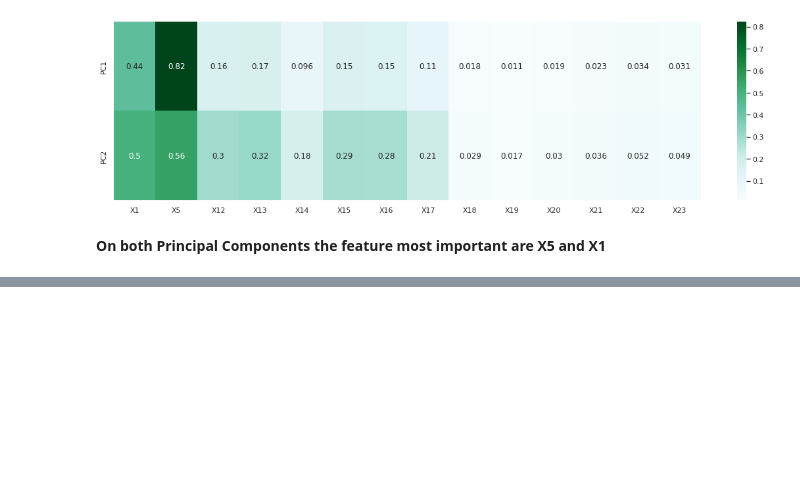
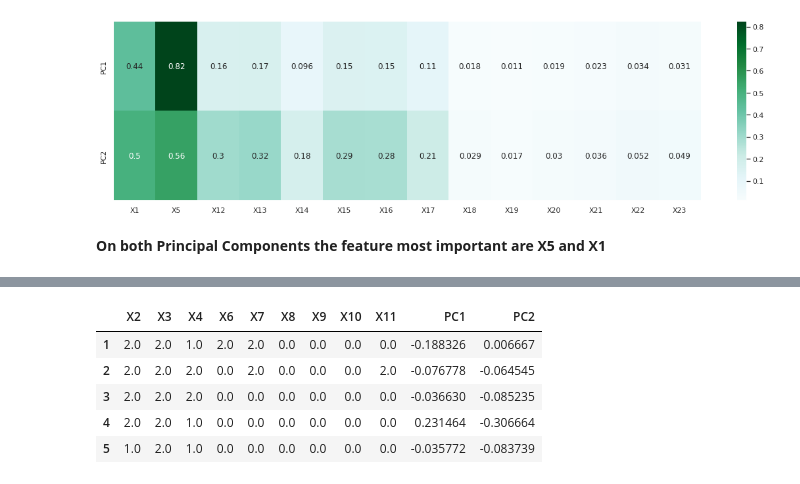
Before and after one commit to PosgradoMNA/actividades-de-aprendizaje-rafaelsangarcia, a Jupyter notebook: Semana6/Actividad/ Visualizacion_A01182780.ipynb, the cells around one changed output, grey strips where cells are left out. Drawn from its saved outputs; the diff is of its cells as text; code cells hidden in the pictures; blank space fills up the shorter version.

Commit message:
merge dataset test1

```diff
--- a/Semana6/Actividad/ Visualizacion_A01182780.ipynb
+++ b/Semana6/Actividad/ Visualizacion_A01182780.ipynb
@@ -706,3 +706,6 @@ sns.heatmap(correlation, annot = True, cmap = "BuGn")
 [figure]
 # %% [markdown]
 **On both Principal Components the feature most important are X5 and X1**
+# %%
+X_new = pd.DataFrame(X_new,columns =('PC1','PC2') )
+X_new
@@ -708,0 +726,10 @@ sns.heatmap(correlation, annot = True, cmap = "BuGn")
+# %%
+dataframe = CategoricalColumns.merge(X_new, how='inner', left_index=True, right_index=True)
+dataframe.head()
+# %% [output]
+|  | X2 | X3 | X4 | X6 | X7 | X8 | X9 | X10 | X11 | PC1 | PC2 |
+| 1 | 2.0 | 2.0 | 1.0 | 2.0 | 2.0 | 0.0 | 0.0 | 0.0 | 0.0 | -0.188326 | 0.006667 |
+| 2 | 2.0 | 2.0 | 2.0 | 0.0 | 2.0 | 0.0 | 0.0 | 0.0 | 2.0 | -0.076778 | -0.064545 |
+| 3 | 2.0 | 2.0 | 2.0 | 0.0 | 0.0 | 0.0 | 0.0 | 0.0 | 0.0 | -0.036630 | -0.085235 |
+| 4 | 2.0 | 2.0 | 1.0 | 0.0 | 0.0 | 0.0 | 0.0 | 0.0 | 0.0 | 0.231464 | -0.306664 |
+| 5 | 1.0 | 2.0 | 1.0 | 0.0 | 0.0 | 0.0 | 0.0 | 0.0 | 0.0 | -0.035772 | -0.083739 |
```
Also changed, not shown: parts of 2 cells of this notebook.
